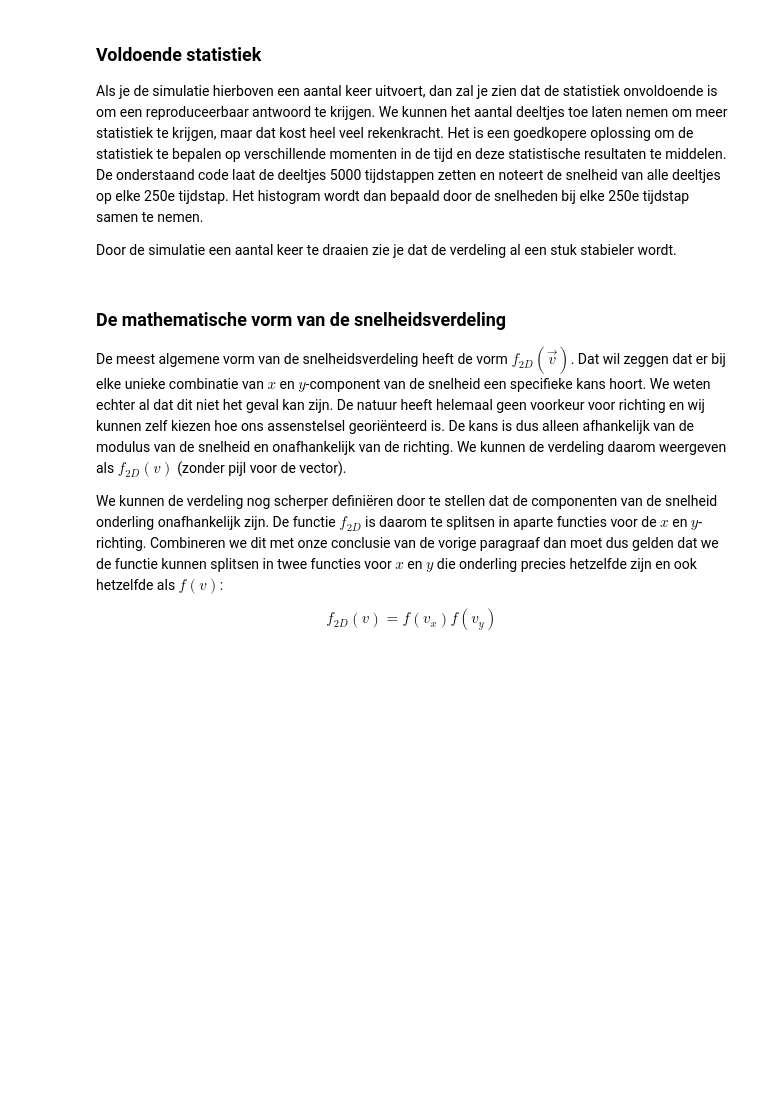
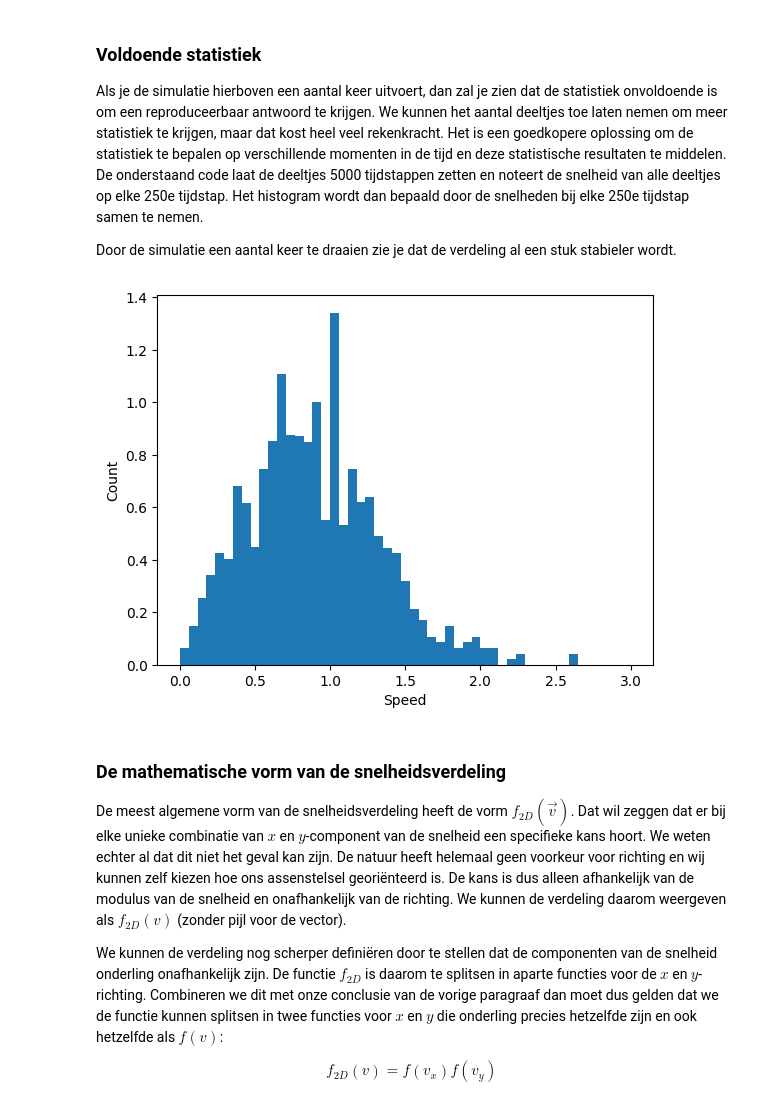
Before and after one commit to SybrenK07/25, a Jupyter notebook: Content/PySim/6_boltzmann.ipynb, the cells around one changed output. Saved outputs shown, nothing was run; the diff lists cells and outputs as text; code cells hidden in the pictures; blank space fills up the shorter version.

```diff
--- a/Content/PySim/6_boltzmann.ipynb
+++ b/Content/PySim/6_boltzmann.ipynb
@@ -267,25 +269,27 @@ Als je de simulatie hierboven een aantal keer uitvoert, dan zal je zien dat de s
 Door de simulatie een aantal keer te draaien zie je dat de verdeling al een stuk stabieler wordt.
 # %%
 particles = []
-num_bins = 10
+num_bins = 51
 tot_counts = np.zeros(num_bins, dtype=float)
 
 plt.figure()
 plt.xlabel('Speed')
 plt.ylabel('Count')
 
 create_uniform_particles(particles)
 
 for i in range(5000):
     take_time_step(particles)
     if i % 250 == 0:
         speeds = [np.linalg.norm(p.v) for p in particles]
         partial_counts, bins = np.histogram(speeds, bins=num_bins, density='True', range=[0,3*V_0])
         tot_counts += partial_counts
 
 norm_counts = tot_counts / 20
 plt.stairs(norm_counts, bins, fill='True')
 plt.show()
+# %% [output]
+[figure, added]
 # %% [markdown]
 ### De mathematische vorm van de snelheidsverdeling
 
```
Also changed, not shown: parts of 5 cells of this notebook.
